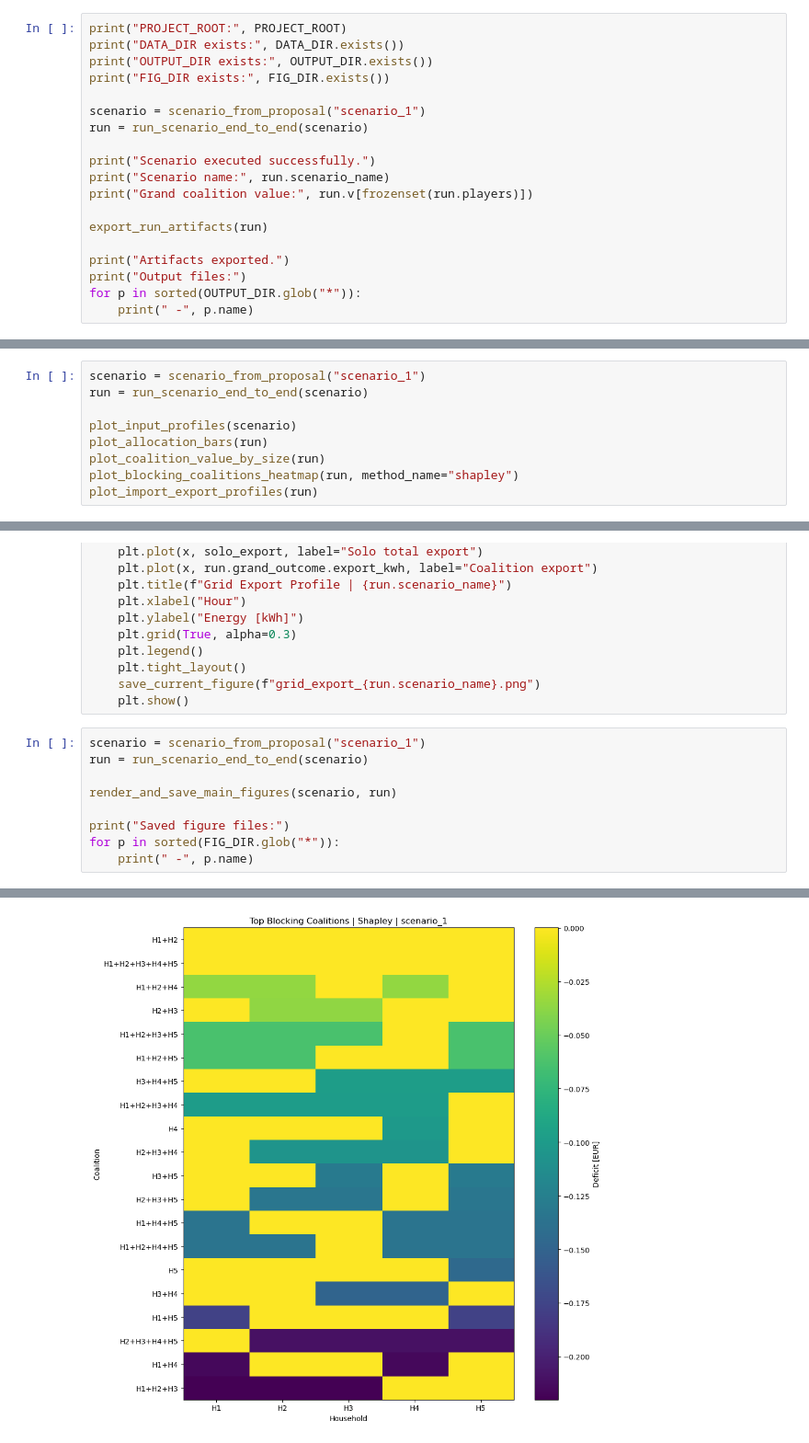
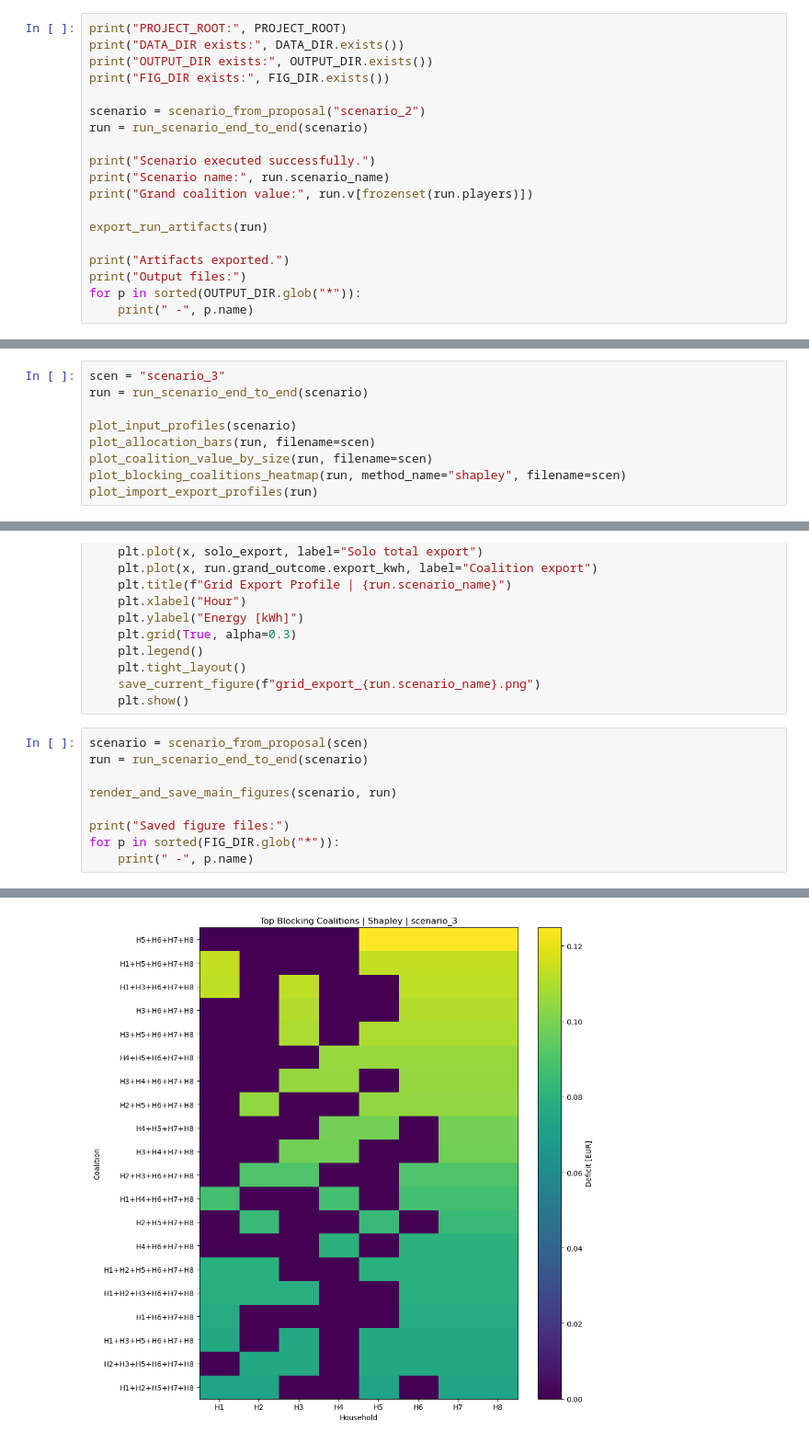
Before and after one commit to ognjen217/GameTheoryProject, a Jupyter notebook: GameTheoryFinalCode.ipynb, the cells around one changed output, grey strips where cells are left out. Shown at 92% size. Drawn from its saved outputs; the diff is of its cells as text.

```diff
--- a/GameTheoryFinalCode.ipynb
+++ b/GameTheoryFinalCode.ipynb
@@ -1843,7 +1986,7 @@ print("DATA_DIR exists:", DATA_DIR.exists())
 print("OUTPUT_DIR exists:", OUTPUT_DIR.exists())
 print("FIG_DIR exists:", FIG_DIR.exists())
 
-scenario = scenario_from_proposal("scenario_1")
+scenario = scenario_from_proposal("scenario_2")
 run = run_scenario_end_to_end(scenario)
 
 print("Scenario executed successfully.")
@@ -1875,10 +2022,10 @@ Output files:
 # %%
-scenario = scenario_from_proposal("scenario_1")
+scen = "scenario_3"
 run = run_scenario_end_to_end(scenario)
 
 plot_input_profiles(scenario)
-plot_allocation_bars(run)
-plot_coalition_value_by_size(run)
-plot_blocking_coalitions_heatmap(run, method_name="shapley")
+plot_allocation_bars(run, filename=scen)
+plot_coalition_value_by_size(run, filename=scen)
+plot_blocking_coalitions_heatmap(run, method_name="shapley", filename=scen)
 plot_import_export_profiles(run)
 # %% [output]
@@ -2010,7 +2157,7 @@ def render_and_save_main_figures(scenario: ScenarioData, run: ScenarioRunResult)
     save_current_figure(f"grid_export_{run.scenario_name}.png")
     plt.show()
 # %%
-scenario = scenario_from_proposal("scenario_1")
+scenario = scenario_from_proposal(scen)
 run = run_scenario_end_to_end(scenario)
 
 render_and_save_main_figures(scenario, run)
@@ -2027 +2174 @@ for p in sorted(FIG_DIR.glob("*")):
-[figure, old version]
+[figure, new version]
```
Also changed, not shown: parts of 7 cells of this notebook, 30 other files.
